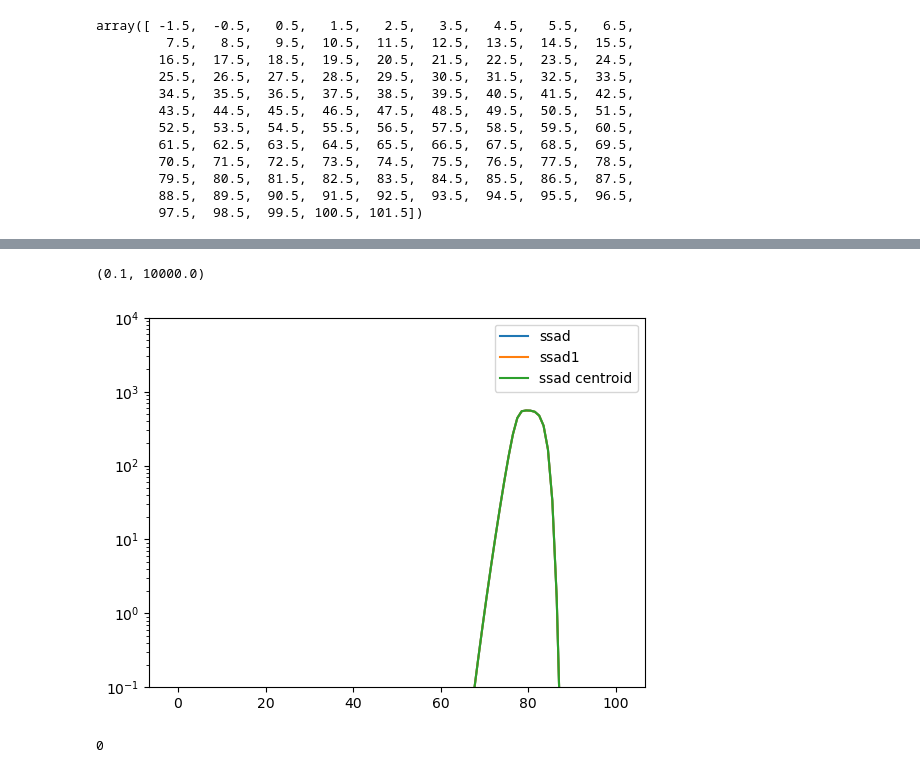
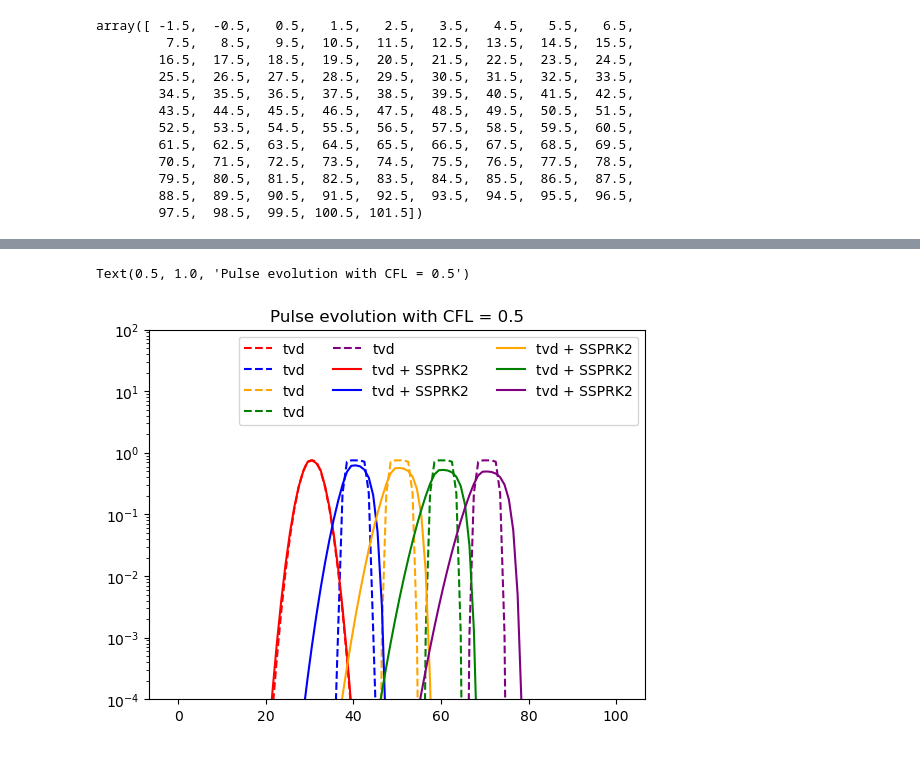
Before and after one commit to Chao-Ming-Li/CR_transport, a Jupyter notebook: Cpp/advection_grid/advection_grid.ipynb, the cells around one changed output, grey strips where cells are left out. Cells and saved outputs as stored; diff of their text form; code cells hidden in the pictures.

Commit message:
Implemented cross sections and checked numerical diffusion. Next step: implement SSPRK2 time iteration and see how it affects numerical diffusion for different time step and spatial step...

```diff
--- a/Cpp/advection_grid/advection_grid.ipynb
+++ b/Cpp/advection_grid/advection_grid.ipynb
@@ -6,7 +6,7 @@ import matplotlib.pyplot as plt
 
 NR = 105
 NZ = 105
-NT = 500
+NT = 10
 Rf = np.linspace(-2,102,NR)
 Zf = np.linspace(-2,102,NZ)
 Rc = (Rf[1:] + Rf[:-1]) /2
@@ -39,0 +47,15 @@ plt.ylim(1e-1,1e4)
+# %%
+ndis_C_uw = np.fromfile("ndis_C_dt1_t500_upwind.bin",dtype = np.float64).reshape(NT, NR - 1, NZ - 1)
+ndis_C_uw_1 = np.fromfile("ndis_C_dt1_t500_upwind_1.bin",dtype = np.float64).reshape(NT, NR - 1, NZ - 1)
+ndis_C_uw_dt2 = np.fromfile("ndis_C_dt2_t250_upwind_1.bin",dtype = np.float64).reshape(NT, NR - 1, NZ - 1) / 2
+ndis_C_uw_dt5 = np.fromfile("ndis_C_dt5_t100_upwind_1.bin",dtype = np.float64).reshape(NT, NR - 1, NZ - 1) / 5
+
+for i in range(5):
+    plt.plot(Zc, ndis_C_uw_1[i*2, 30], label = f"upwind, t = {i*100}", c = c_lst[i])
+for i in range(5):
+    plt.plot(Zc, ndis_C_uw_dt2[i*2, 30], label = f"dt = 2",c = c_lst[i], linestyle="--")
+for i in range(5):
+    plt.plot(Zc, ndis_C_uw_dt5[i*2, 30], label = f"dt = 5",c = c_lst[i], linestyle="dotted")
+plt.yscale("log")
+plt.legend(ncol=3)
+plt.ylim(1e-4,1e2)
@@ -72,21 +150,21 @@ Text(0.5, 1.0, 'Distribution extension VS time')
 # %%
-ndis_C1 = np.fromfile("ndis_C_t_ssad.bin",dtype = np.float64).reshape(NR - 1, NZ - 1)
-ndis_C2 = np.fromfile("ndis_C_t_ssad_1.bin",dtype = np.float64).reshape(NR - 1, NZ - 1)
-ndis_C3 = np.fromfile("ndis_C_t_ssad_centroid.bin",dtype = np.float64).reshape(NR - 1, NZ - 1)
+ndis_C_uw_dt5 = np.fromfile("ndis_C_dt5_t100_upwind_1.bin",dtype = np.float64).reshape(NT, NR - 1, NZ - 1) / 5
+ndis_C_tvd_dt5 = np.fromfile("ndis_C_dt5_t100_tvd.bin",dtype = np.float64).reshape(NT, NR - 1, NZ - 1) / 5
+ndis_C_PLM_dt5 = np.fromfile("ndis_C_dt5_t100_PLM.bin",dtype = np.float64).reshape(NT, NR - 1, NZ - 1) / 5
+ndis_C_tvd_dt5_SSPRK2 = np.fromfile("ndis_C_dt5_t100_tvd_SSPRK2.bin",dtype = np.float64).reshape(NT, NR - 1, NZ - 1) / 5
 
-plt.plot(Zc, 1000*ndis_C1[30], label = f"ssad")
-plt.plot(Zc, 1000*ndis_C2[30], label = f"ssad1")
-plt.plot(Zc, 1000*ndis_C3[30], label = f"ssad centroid")
-
-# plt.plot(Zc, ndis_C[-1,30], label = f"1st order")
-
+# for i in range(5):
+#     plt.plot(Zc, ndis_C_uw_dt5[i*2, 30], label = f"upwind, t = {i*100}", c = c_lst[i])
+for i in range(5):
+    plt.plot(Zc, ndis_C_tvd_dt5[i*2, 30], label = f"tvd",c = c_lst[i], linestyle="--")
+for i in range(5):
+    plt.plot(Zc, ndis_C_tvd_dt5_SSPRK2[i*2, 30], label = f"tvd + SSPRK2",c = c_lst[i], linestyle="-")
+# for i in range(5):
+#     plt.plot(Zc, ndis_C_PLM_dt5[i*2, 30], label = f"PLM",c = c_lst[i], linestyle="dotted")
 plt.yscale("log")
-plt.legend()
-plt.ylim(1e-1,1e4)
+plt.legend(ncol=3)
+plt.ylim(1e-4,1e2)
+plt.title("Pulse evolution with CFL = 0.5")
 # %% [output]
-(0.1, 10000.0)
+Text(0.5, 1.0, 'Pulse evolution with CFL = 0.5')
-[figure, old version]
+[figure, new version]
-# %%
-ndis_C[]
-# %% [output]
-0
```
Also changed, not shown: parts of 12 cells of this notebook, 19 other files.
